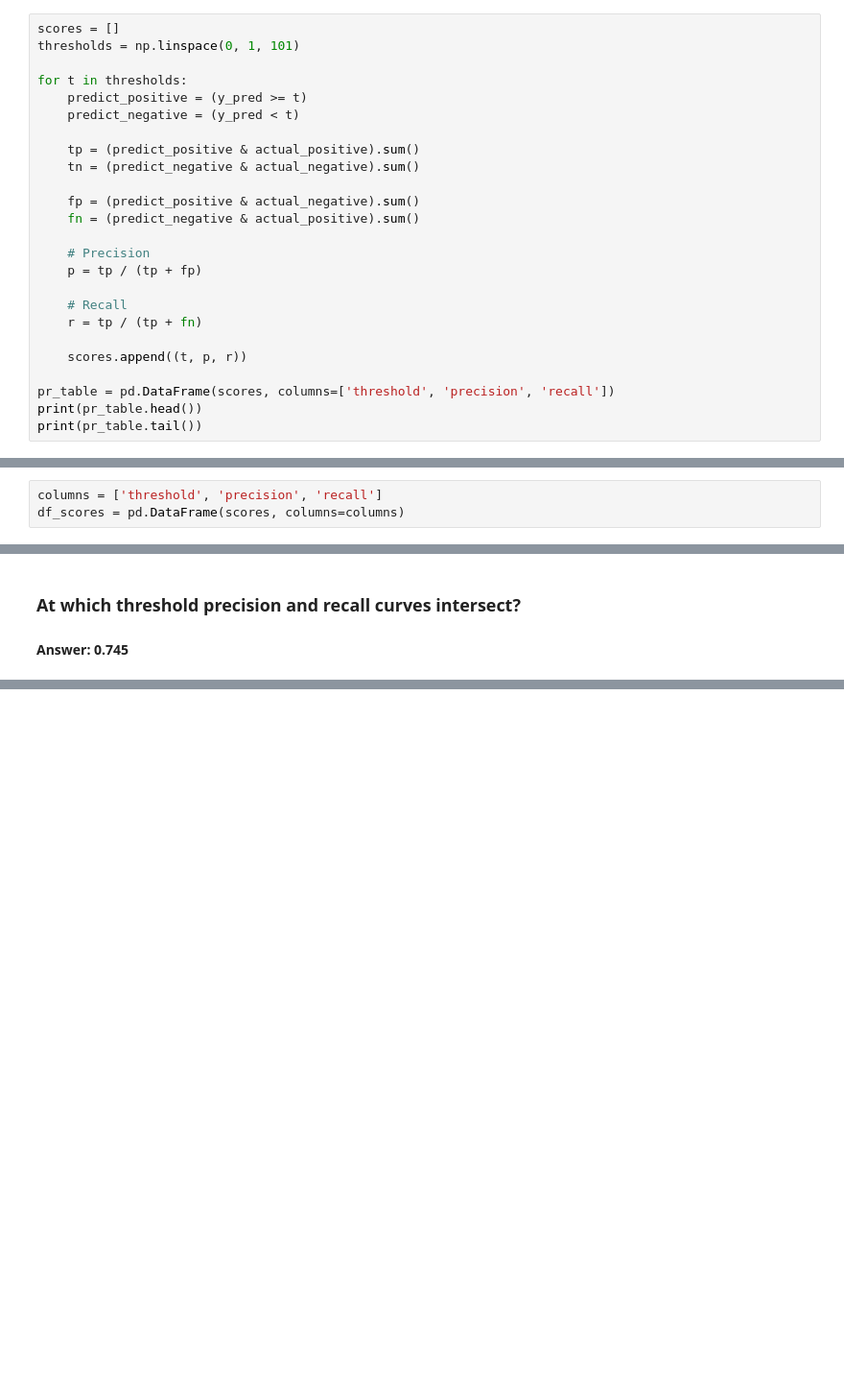
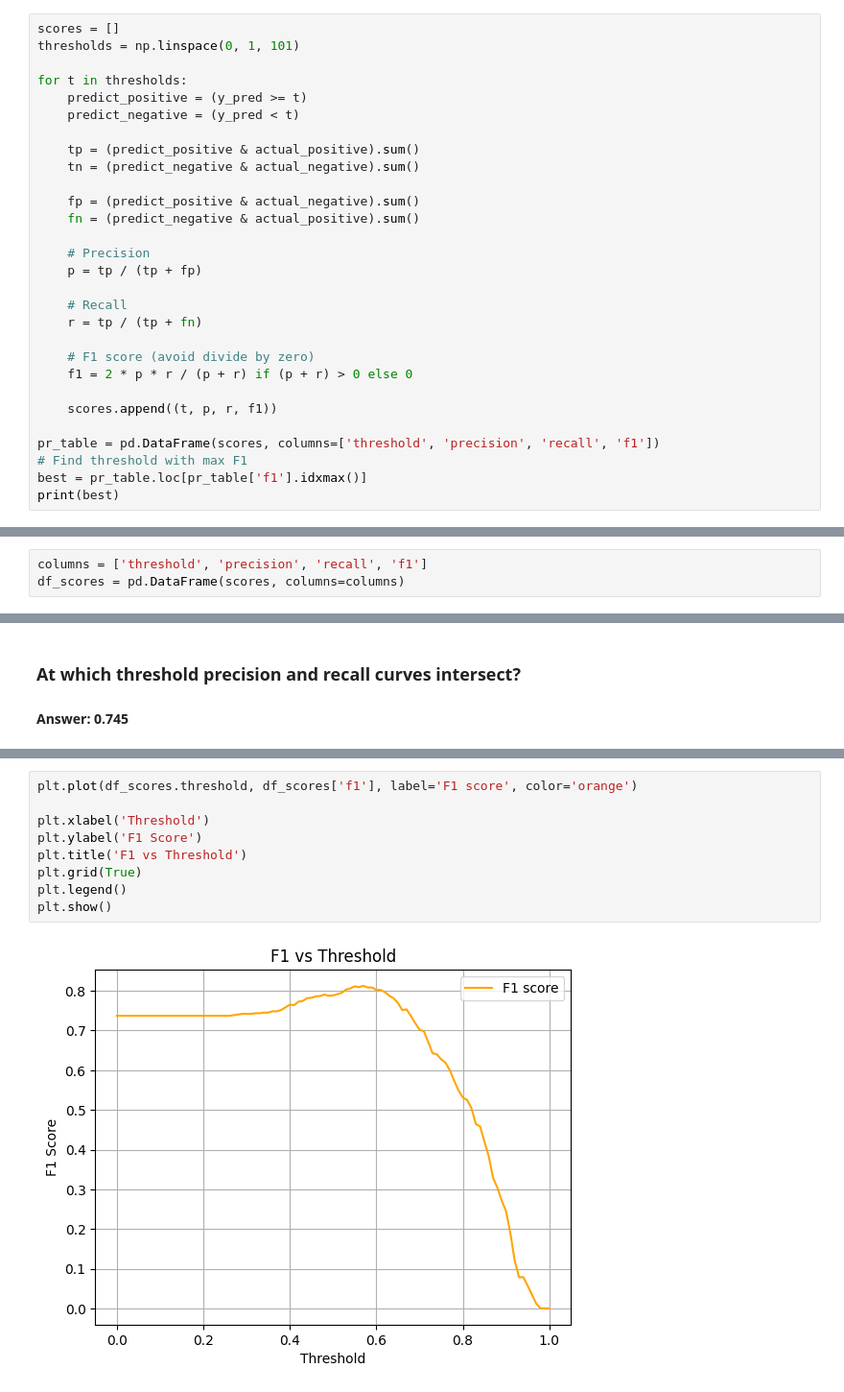
Before and after one commit to blessingoraz/machine-learning-homework, a Jupyter notebook: Homework/homework_4.ipynb, the cells around one changed output, grey strips where cells are left out. Shown at 96% size. Saved outputs shown, nothing was run; the diff lists cells and outputs as text; blank space fills up the shorter version.

```diff
--- a/Homework/homework_4.ipynb
+++ b/Homework/homework_4.ipynb
@@ -105,8 +157,12 @@ for t in thresholds:
     # Recall
     r = tp / (tp + fn)
 
-    scores.append((t, p, r))
+    # F1 score (avoid divide by zero)
+    f1 = 2 * p * r / (p + r) if (p + r) > 0 else 0
 
-pr_table = pd.DataFrame(scores, columns=['threshold', 'precision', 'recall'])
-print(pr_table.head())
-print(pr_table.tail())
+    scores.append((t, p, r, f1))
+
+pr_table = pd.DataFrame(scores, columns=['threshold', 'precision', 'recall', 'f1'])
+# Find threshold with max F1
+best = pr_table.loc[pr_table['f1'].idxmax()]
+print(best)
@@ -113,5 +175,5 @@ print(pr_table.tail())
 # %%
-columns = ['threshold', 'precision', 'recall']
+columns = ['threshold', 'precision', 'recall', 'f1']
 df_scores = pd.DataFrame(scores, columns=columns)
 # %%
 plt.plot(df_scores.threshold, df_scores['precision'], label='Precision')
@@ -125,0 +193,11 @@ plt.legend()
+# %%
+plt.plot(df_scores.threshold, df_scores['f1'], label='F1 score', color='orange')
+
+plt.xlabel('Threshold')
+plt.ylabel('F1 Score')
+plt.title('F1 vs Threshold')
+plt.grid(True)
+plt.legend()
+plt.show()
+# %% [output]
+[figure, added]
```
Also changed, not shown: parts of 20 cells of this notebook.
